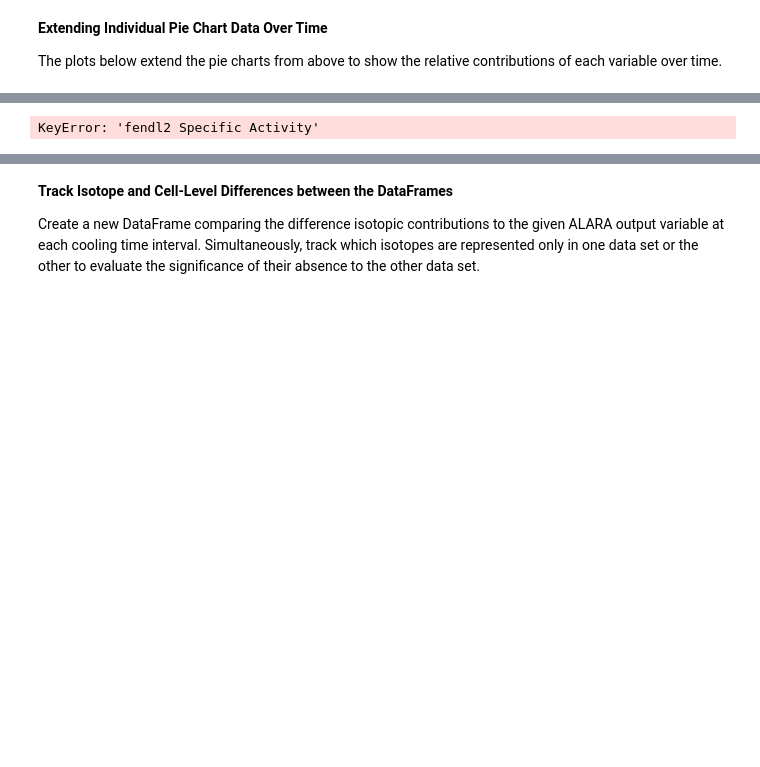
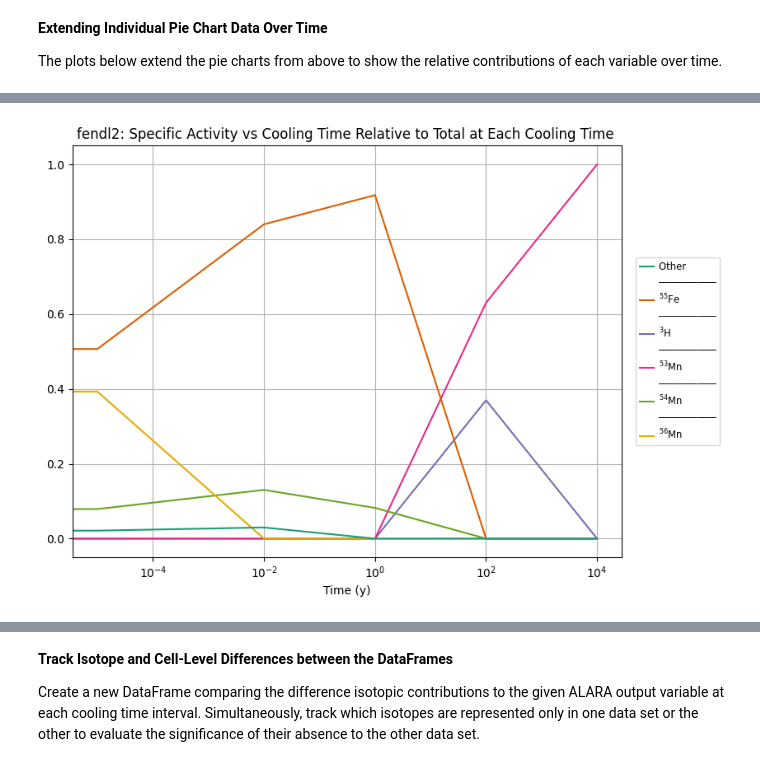
Before and after one commit to svalinn/ALARA, a Jupyter notebook: tools/single_nuc_notebook.ipynb, the cells around one changed output, grey strips where cells are left out. Saved outputs shown, nothing was run; the diff lists cells and outputs as text; code cells hidden in the pictures; blank space fills up the shorter version.

```diff
--- a/tools/single_nuc_notebook.ipynb
+++ b/tools/single_nuc_notebook.ipynb
@@ -144,18 +118,22 @@ IndexError: single positional indexer is out-of-bounds
 # %%
 # Single Data Set
 importlib.reload(sn)
-df2 = sn.relative_contributions(dfs['fendl2 Number Density']['Data'])
+df2 = sn.relative_contributions(dfs['fendl2 Specific Activity']['Data'])
 df2 = sn.process_metadata(
-    existing_df=df2,
-    inp_datalibs='fendl2',
-    inp_variables='Specific Activity'
+    df2,
+    existing_df=True,
+    inp_datalib='fendl2',
+    inp_variable='Specific Activity',
+    inp_unit='Bq/kg'
     )
+
 sn.plot_single_nuc(
-    df2['fendl2_Specific Activity'],
+    df2['fendl2 Specific Activity'],
     relative=True,
     filter_small=True,
-    seconds=False)
+    seconds=False,
+    yscale='linear')
 # %% [output]
-KeyError: 'fendl2 Specific Activity'
+[figure, added]
 # %%
 importlib.reload(sn)
```
Also changed, not shown: parts of 8 cells of this notebook, 2 other files.
